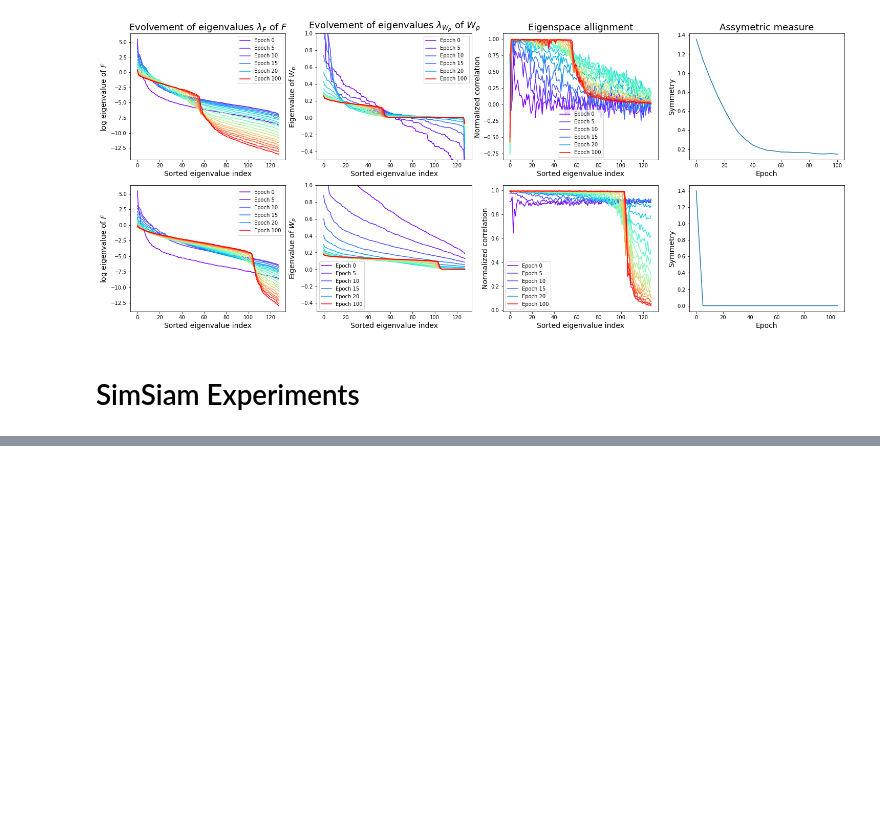
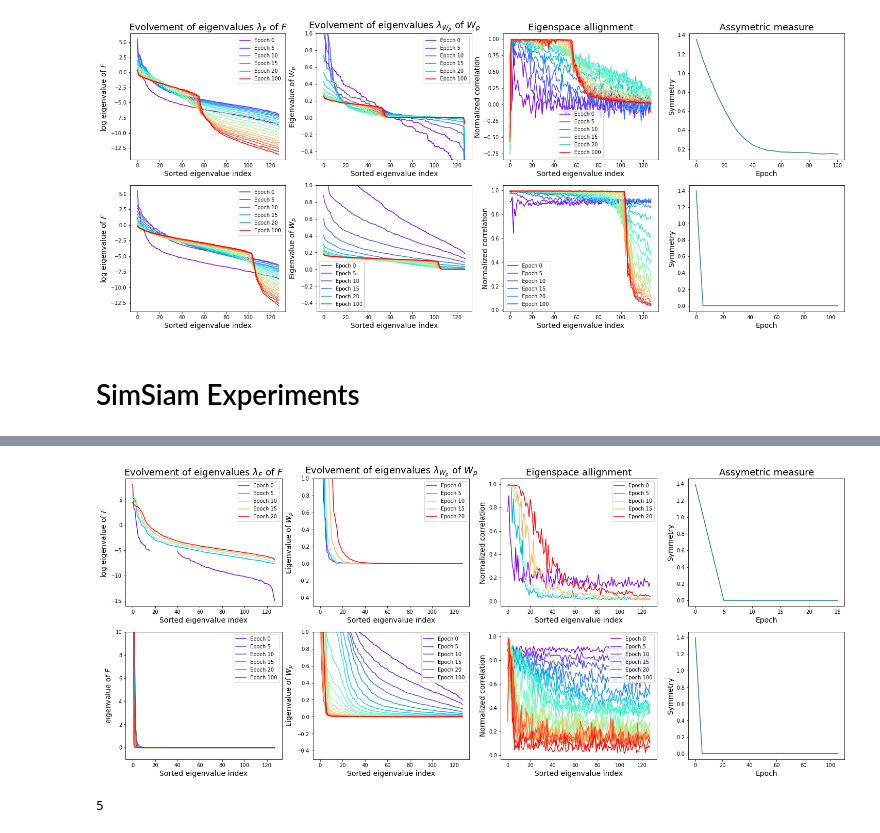
Before and after one commit to miszkur/SelfSupervisedLearning, a Jupyter notebook: experiments/notebooks/plot.ipynb, the cells around one changed output, grey strips where cells are left out. Cells and saved outputs as stored; diff of their text form; code cells hidden in the pictures; blank space fills up the shorter version.

```diff
--- a/experiments/notebooks/plot.ipynb
+++ b/experiments/notebooks/plot.ipynb
@@ -90,0 +90,36 @@ vis.symmetry(symmetry_reg, axs[1,3], title=False)
+# %%
+path = r'C:\Users\tobih\OneDrive\Desktop\Experiments\SimSiamsymmetric_pred'
+with open(os.path.join(path, 'F_eigenval.pkl'), 'rb') as f:
+    F_eigenval = pickle.load(f)
+with open(os.path.join(path, 'wp_eigenval.pkl'), 'rb') as f:
+    wp_eigenval = pickle.load(f)
+with open(os.path.join(path, 'allignment.pkl'), 'rb') as f:
+    allignment = pickle.load(f)
+with open(os.path.join(path, 'symmetry.pkl'), 'rb') as f:
+    symmetry = pickle.load(f)
+    path = r'C:\Users\tobih\OneDrive\Desktop\Experiments\SimSiamSymmetric'
+with open(os.path.join(path, 'F_eigenval.pkl'), 'rb') as f:
+    F_eigenval_reg = pickle.load(f)
+with open(os.path.join(path, 'wp_eigenval.pkl'), 'rb') as f:
+    wp_eigenval_reg = pickle.load(f)
+with open(os.path.join(path, 'allignment.pkl'), 'rb') as f:
+    allignment_reg = pickle.load(f)
+with open(os.path.join(path, 'symmetry.pkl'), 'rb') as f:
+    symmetry_reg = pickle.load(f)
+# %%
+fig, axs = plt.subplots(2, 4)
+fig.set_size_inches(25, 10)
+vis.eigenvalues_F(F_eigenval, axs[0,0])
+vis.eigenvalues_Wp(wp_eigenval, axs[0,1])
+vis.eigenspace_allignment(allignment, F_eigenval, axs[0,2])
+vis.symmetry(symmetry, axs[0,3])
+vis.eigenvalues_F(F_eigenval_reg, axs[1,0], title=False, log=False)
+vis.eigenvalues_Wp(wp_eigenval_reg, axs[1,1], title=False)
+vis.eigenspace_allignment(allignment_reg, F_eigenval, axs[1,2], title=False)
+vis.symmetry(symmetry_reg, axs[1,3], title=False)
+# %% [output]
+[figure, added]
+# %%
+len(F_eigenval)
+# %% [output]
+5
```
Also changed, not shown: parts of 2 cells of this notebook, 2 other files.
